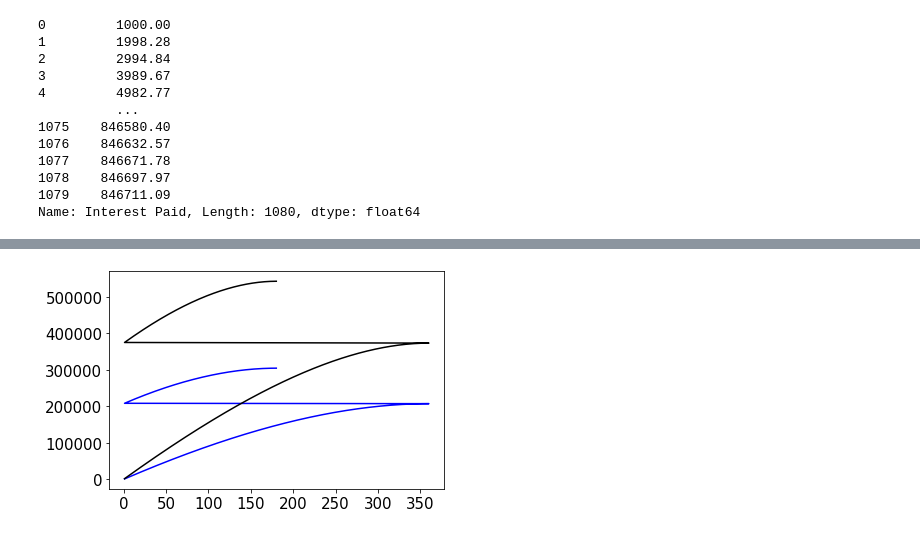
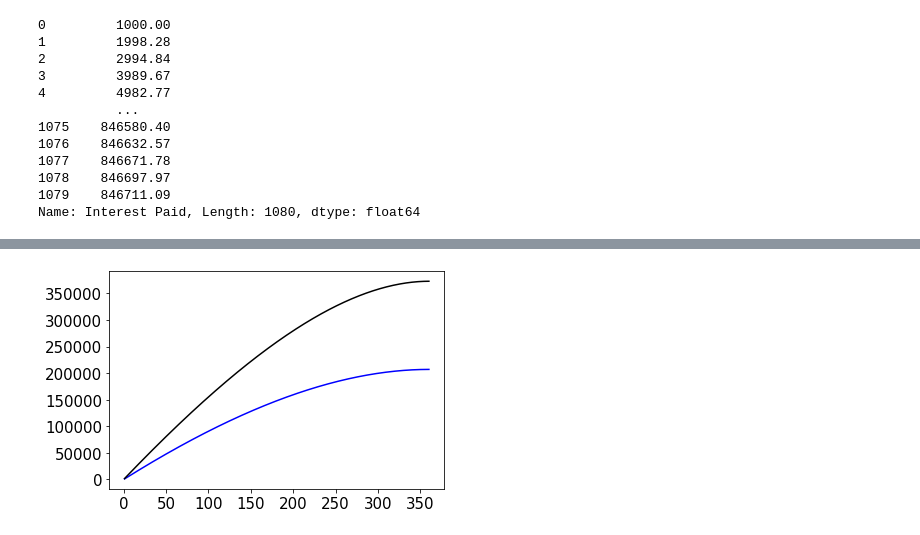
Before and after one commit to amrrahman1/Recreate-Graph, a Jupyter notebook: Re_create_Graph.ipynb, the cells around one changed output, grey strips where cells are left out. Cells and saved outputs as stored; diff of their text form; code cells hidden in the pictures.

```diff
--- a/Re_create_Graph.ipynb
+++ b/Re_create_Graph.ipynb
@@ -88,3 +83,6 @@ five_percent
 | 1078 | 179 | 6286.86 | 3163.17 | 26.19 | 3136.98 | 3149.88 | 15 Year | ... |
 | 1079 | 180 | 3149.88 | 3163.17 | 13.12 | 3150.05 | -0.17 | 15 Year | ... |
 540 rows × 8 columns
+# %%
+new_df_five = df[(df['Mortgage Name'] == '30 Year') & (df['Interest Rate']==0.05)]
+new_df_five
@@ -123,12 +150,11 @@ Name: Interest Paid, Length: 1080, dtype: float64
 # %%
 # I know I am missing something but I dont know what it is.
-plt.plot(three_percent['Month'],three_percent['Interest Paid'].cumsum(),c='b')
-plt.plot(five_percent['Month'],five_percent['Interest Paid'].cumsum(),c='k')
-plt.Axes
+plt.plot(new_df['Month'],new_df['Interest Paid'].cumsum(),c='b')
+plt.plot(new_df_five['Month'],new_df_five['Interest Paid'].cumsum(),c='k')
 plt.xticks(fontsize=15)
 plt.yticks(fontsize=15)
 
 
 plt.show()
 # %% [output]
-[figure, old version]
+[figure, new version]
```
Also changed, not shown: parts of 5 cells of this notebook.
